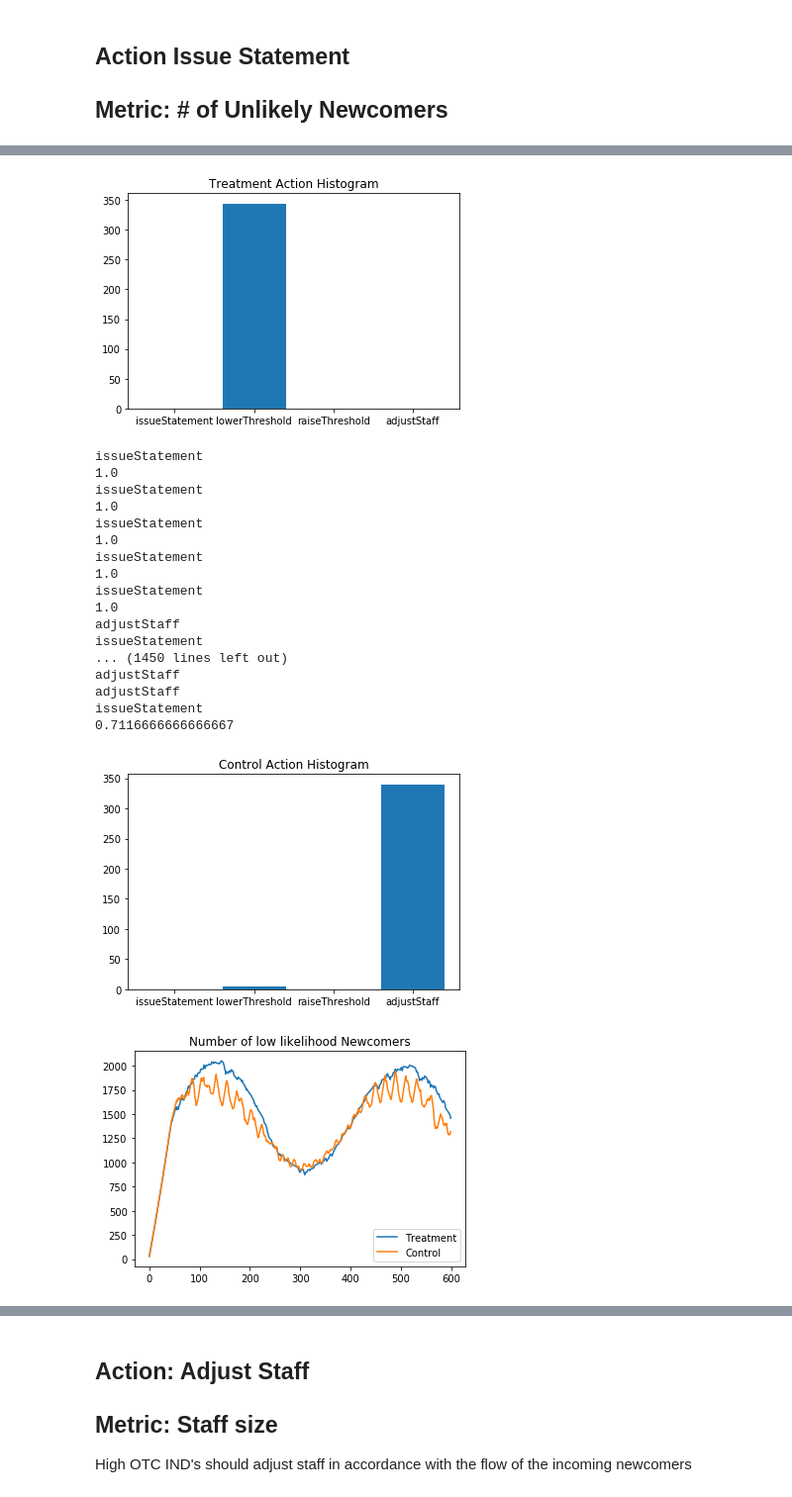
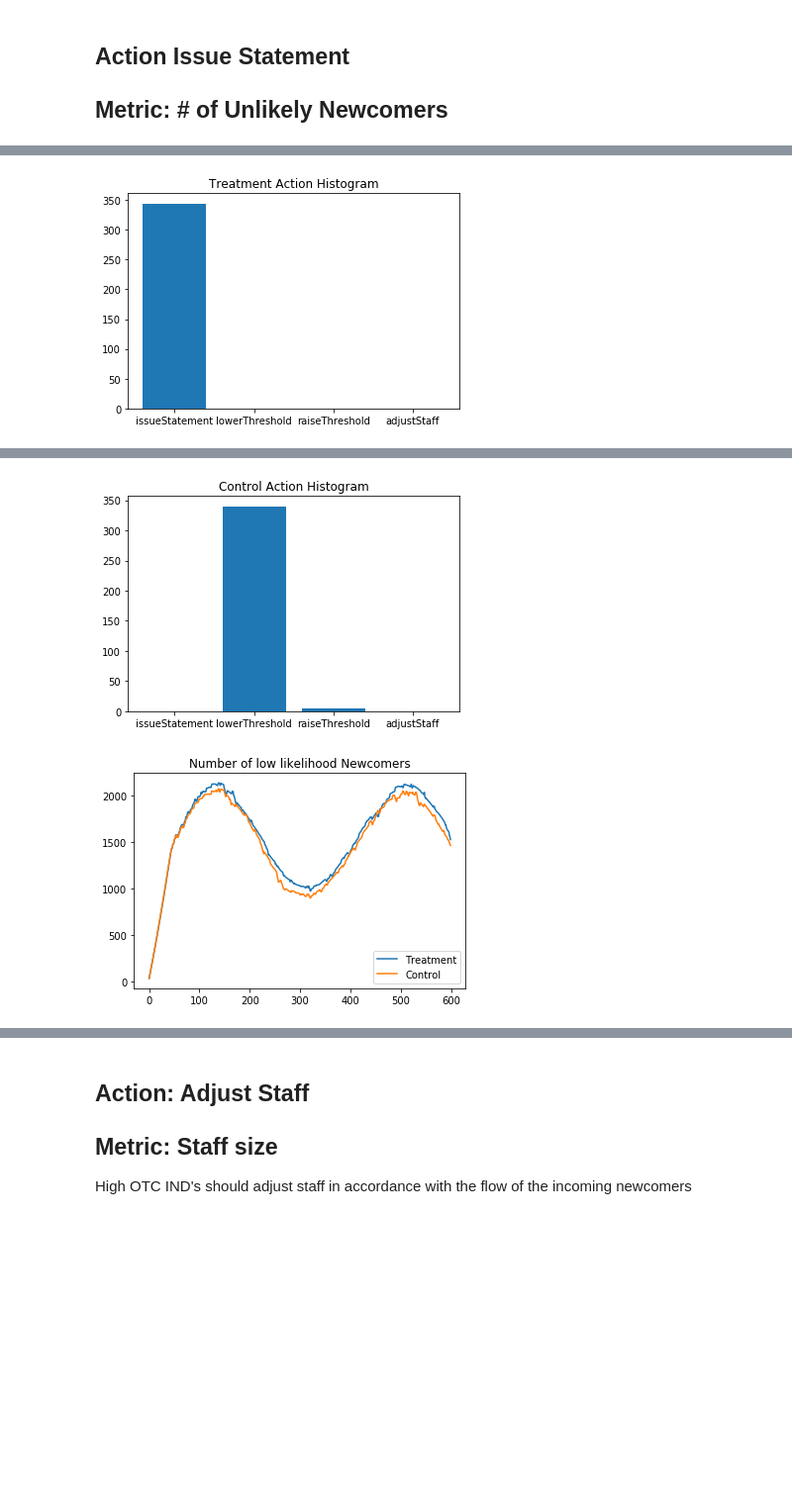
Before and after one commit to phillipjw/humanitarian_logistics, a Jupyter notebook: Action-Value Test.ipynb, the cells around one changed output, grey strips where cells are left out. Shown at 99% size. Drawn from its saved outputs; the diff is of its cells as text; code cells hidden in the pictures; blank space fills up the shorter version.

```diff
--- a/Action-Value Test.ipynb
+++ b/Action-Value Test.ipynb
@@ -10,7 +11,7 @@ width = 200
 height = 200
 num_pols = 2
 city_size = 20
-number_steps = 600
+number_steps = 100
 # %%
 #helper functions
 def gini(array):
@@ -28,3 +91,34 @@ def gini(array):
+# %%
+test = HumanitarianLogistics(width, height, num_pols, city_size)
+data = np.zeros(shape = (number_steps, 2))
+
+#treatment
+treatment = [azc.coa for azc in test.schedule.agents if
+       type(azc) is AZC and azc.modality == 'AZC' and
+       azc.unique_id % 2 == False]
+
+for x in treatment:
+    x.activity_
+
+#control
+control = [azc.coa for azc in test.schedule.agents if
+       type(azc) is AZC and azc.modality == 'AZC' and
+       azc.unique_id % 2 == True]
+
+for x in control:
+    x.self_enhancement = 50
+    x.self_transcendence = 50
+    x.conservatism = 50
+    x.openness_to_change = 50
+    x.values = Values(10, x.self_enhancement, x.self_transcendence,
+                         x.conservatism, x.openness_to_change,x)
+
+    x.assessment_frequency = int(365/(x.openness_to_change*52/100))
+    x.action_frequency = x.assessment_frequency
+    x.staff = x.self_transcendence
+    x.checkin_frequency =  int(365/(x.staff*52/100))
+
+data = np.zeros(shape = (number_steps, 2))
 # %% [markdown]
 ## Action Issue Statement
 ## Metric: # of Unlikely Newcomers
@@ -37,8 +131,8 @@ treatment = [azc.city.ind for azc in test.schedule.agents if
 
 data = np.zeros(shape = (number_steps, 2))
 for x in treatment:
-    x.self_enhancement = 50
-    x.self_transcendence = 70
+    x.self_enhancement = 70
+    x.self_transcendence = 50
     x.conservatism = 50
     x.openness_to_change = 50
     x.values = Values(10, x.self_enhancement, x.self_transcendence,
@@ -79,7 +173,7 @@ for x in control:
     x.self_enhancement = 50
     x.self_transcendence = 55
     x.conservatism = 55
-    x.openness_to_change = 60
+    x.openness_to_change = 45
     x.values = Values(10, x.self_enhancement, x.self_transcendence,
                          x.conservatism, x.openness_to_change,x)
 
@@ -126,0 +221 @@ issueStatement
+[figure, new version]
@@ -144,21 +239,3 @@ issueStatement
-[figure, old version]
-issueStatement
-1.0
-issueStatement
-1.0
-issueStatement
-1.0
-issueStatement
-1.0
-issueStatement
-1.0
-adjustStaff
-issueStatement
-... (1450 lines left out)
-adjustStaff
-adjustStaff
-issueStatement
-0.7116666666666667
-[figure, old version]
+[figure, new version]
-[figure, old version]
+[figure, new version]
 # %%
```
Also changed, not shown: parts of 9 cells of this notebook, 5 other files.
